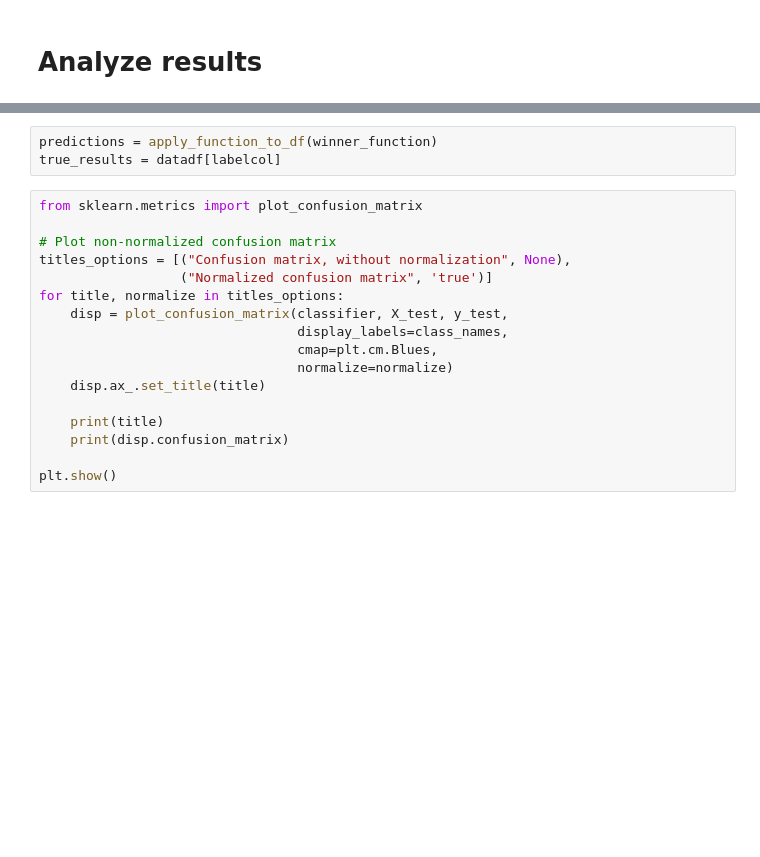
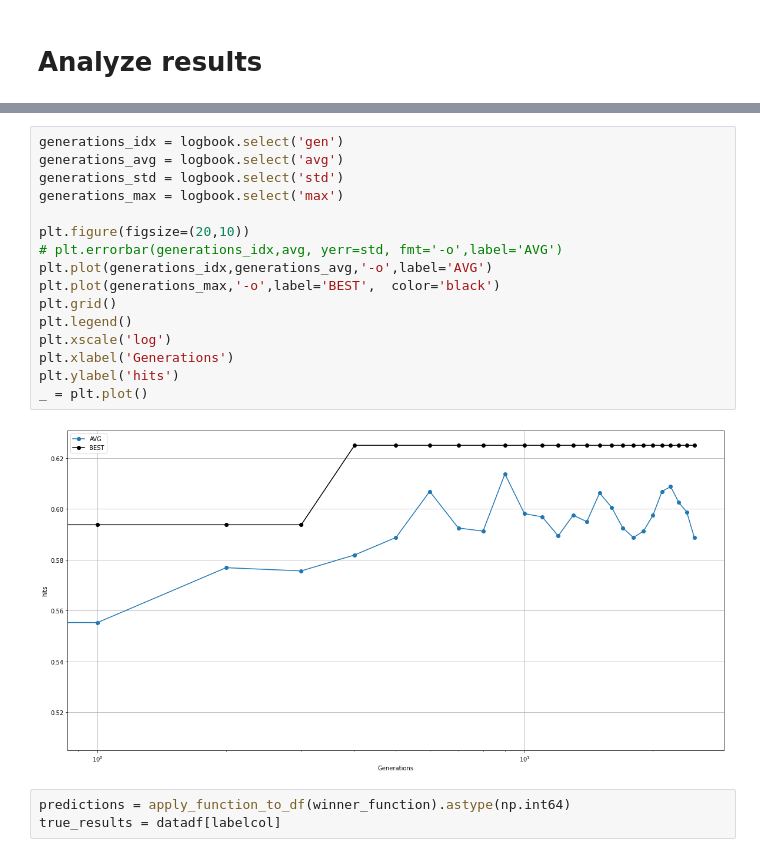
Before and after one commit to GuysBarash/Genetic-programing-with-DEAP, a Jupyter notebook: evolutionarty_GP.ipynb, the cells around one changed output, grey strips where cells are left out. Cells and saved outputs as stored; diff of their text form; blank space fills up the shorter version.

```diff
--- a/evolutionarty_GP.ipynb
+++ b/evolutionarty_GP.ipynb
@@ -180,20 +206,21 @@ Run time: 0:00:06.585496
+# %%
+generations_idx = logbook.select('gen')
+generations_avg = logbook.select('avg')
+generations_std = logbook.select('std')
+generations_max = logbook.select('max')
+
+plt.figure(figsize=(20,10))
+# plt.errorbar(generations_idx,avg, yerr=std, fmt='-o',label='AVG')
+plt.plot(generations_idx,generations_avg,'-o',label='AVG')
+plt.plot(generations_max,'-o',label='BEST',  color='black')
+plt.grid()
+plt.legend()
+plt.xscale('log')
+plt.xlabel('Generations')
+plt.ylabel('hits')
+_ = plt.plot()
+# %% [output]
+[figure, added]
 # %%
-predictions = apply_function_to_df(winner_function)
+predictions = apply_function_to_df(winner_function).astype(np.int64)
 true_results = datadf[labelcol]
-# %%
-from sklearn.metrics import plot_confusion_matrix
-
-# Plot non-normalized confusion matrix
-titles_options = [("Confusion matrix, without normalization", None),
-                  ("Normalized confusion matrix", 'true')]
-for title, normalize in titles_options:
-    disp = plot_confusion_matrix(classifier, X_test, y_test,
-                                 display_labels=class_names,
-                                 cmap=plt.cm.Blues,
-                                 normalize=normalize)
-    disp.ax_.set_title(title)
-
-    print(title)
-    print(disp.confusion_matrix)
-
-plt.show()
```
Also changed, not shown: parts of 7 cells of this notebook.
